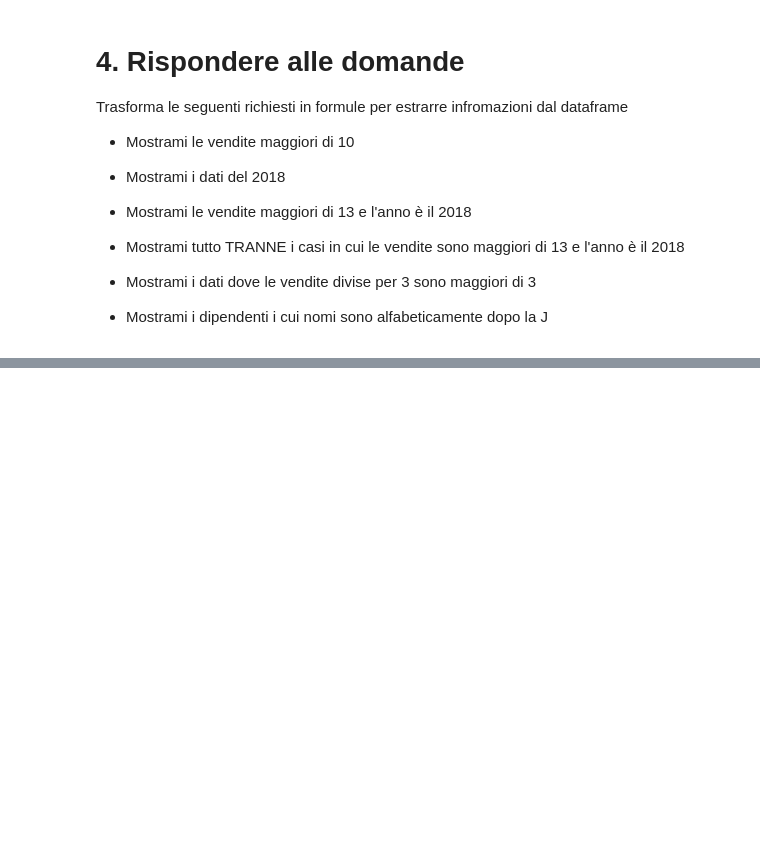
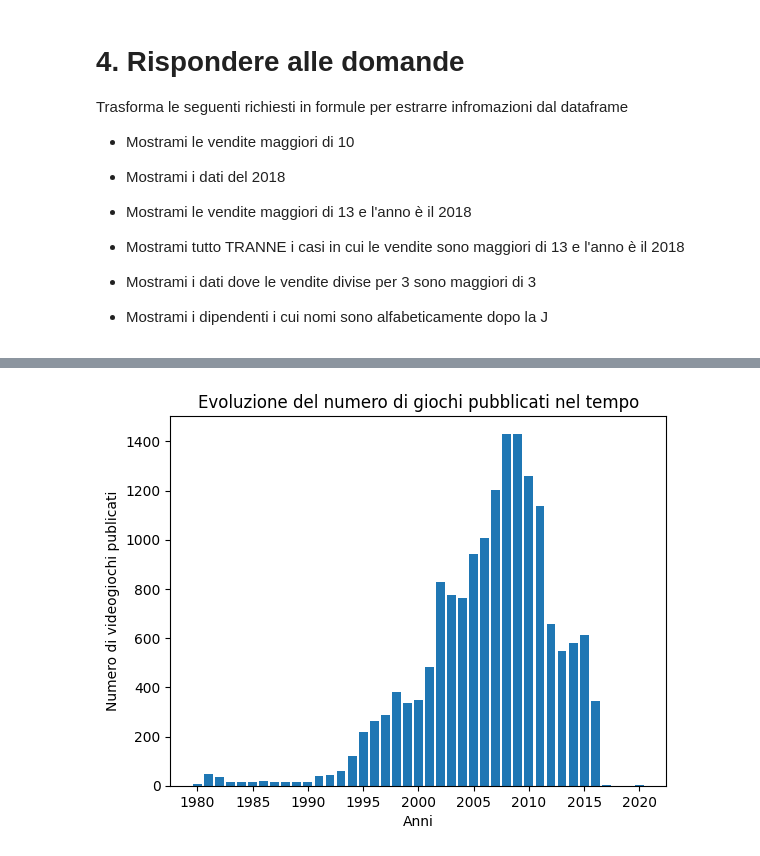
Before and after one commit to Loic166/ProgrammingLab2, a Jupyter notebook: 5_Esercizi_lez_5.ipynb, the cells around one changed output, grey strips where cells are left out. Drawn from its saved outputs; the diff is of its cells as text; code cells hidden in the pictures; blank space fills up the shorter version.

```diff
--- a/5_Esercizi_lez_5.ipynb
+++ b/5_Esercizi_lez_5.ipynb
@@ -59,0 +140,10 @@ df.head()
+# %%
+giochi_anni = df["Year"].value_counts().reset_index()
+
+plt.bar(giochi_anni["Year"], giochi_anni["count"])
+plt.title("Evoluzione del numero di giochi pubblicati nel tempo")
+plt.xlabel("Anni")
+plt.ylabel("Numero di videogiochi publicati")
+plt.show()
+# %% [output]
+[figure, added]
```
Also changed, not shown: parts of 10 cells of this notebook.
